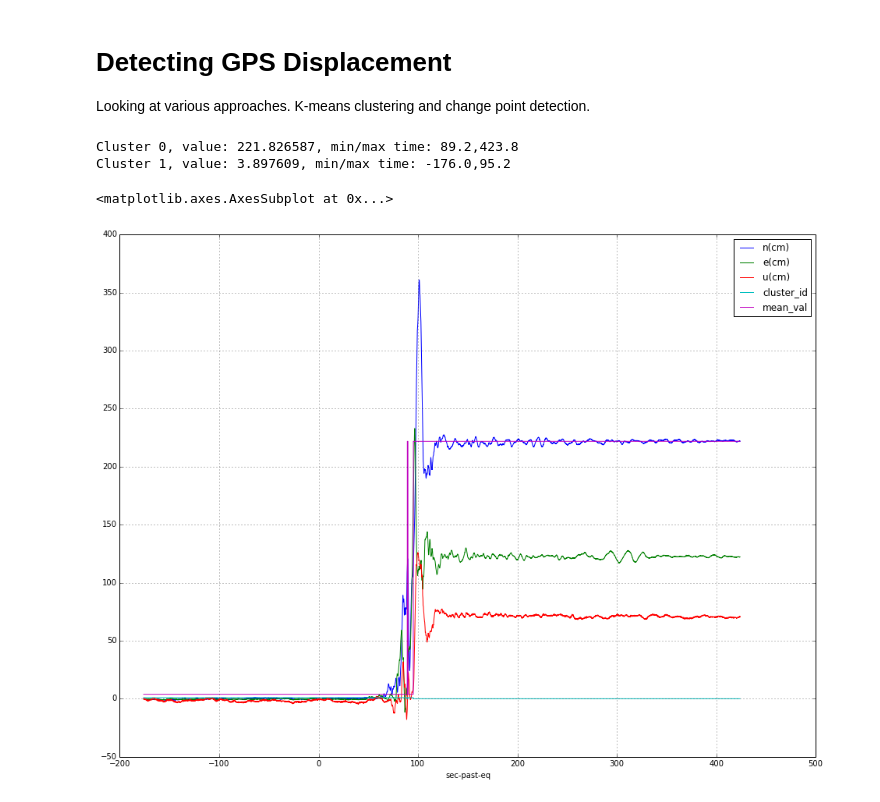
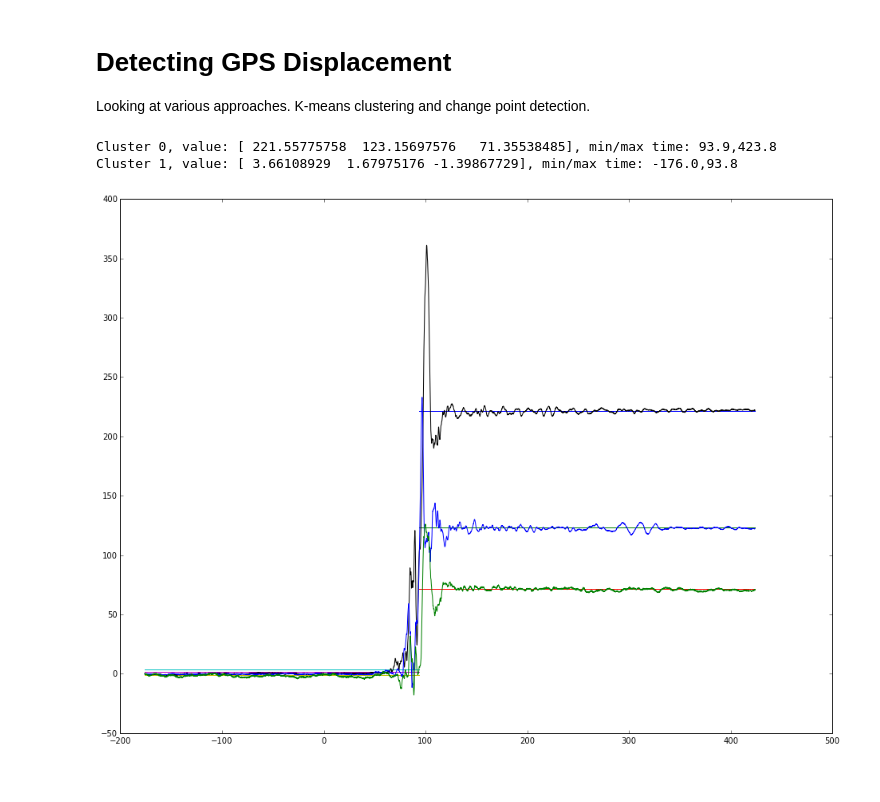
Before and after one commit to crleblanc/displacement_experiments, a Jupyter notebook: displacement.ipynb, the cells around one changed output. Cells and saved outputs as stored; diff of their text form; code cells hidden in the pictures.

Commit message:
Now clustering real data and plotting 3 components

```diff
--- a/displacement.ipynb
+++ b/displacement.ipynb
@@ -4,36 +4,39 @@ Looking at various approaches.  K-means clustering and change point detection.
 # %%
 import pandas as pd
 import numpy as np
 import matplotlib.pyplot as plt
 import matplotlib.pylab as pylab
 from sklearn.cluster import KMeans
 
 %matplotlib inline
 pylab.rcParams['figure.figsize'] = 16, 12
 
 cols = ['sec-past-eq', 'n(cm)', 'e(cm)', 'u(cm)']
 data = pd.read_csv("10hz-318.DHU.cmbl.LC.reformat", delim_whitespace=True, usecols=cols)
 data = data.set_index('sec-past-eq')
 
-# KMeans needs to know the number of clusters (eg: relatively stable periods), unfortunately
+#print data[['n(cm)', 'e(cm)', 'u(cm)']].values
+# KMeans needs to know the number of clusters (eg: relatively stable periods).  Usually 2 (eg: 1 quake) but not necessarily
 n = 2
-k_means = KMeans(n_clusters=n)
-clusters = k_means.fit_predict(data['n(cm)'].reshape(-1,1))
+km = KMeans(n_clusters=n)
+clusters = km.fit_predict(data[['n(cm)', 'e(cm)', 'u(cm)']].values)
 
 # add a new column for the cluster id
 data['cluster_id'] = pd.Series(clusters, index=data.index)
 
-data['mean_val'] = pd.Series(k_means.cluster_centers_[clusters].ravel(), index=data.index)
+# plot and get a list of min/max times of clusters so we can sort them by time
+for i, centers in enumerate(km.cluster_centers_):
 
-for i, cent in enumerate(k_means.cluster_centers_):
-    subset_index = data.index[data['cluster_id'] == i]
-    print "Cluster %d, value: %f, min/max time: %s,%s" % (i, cent, subset_index[0], subset_index[-1])
-    #plt.plot([xmin, xmax], [cent, cent])
+    component_cluster = data.index[data['cluster_id'] == i]
+    print "Cluster %d, value: %s, min/max time: %s,%s" % (i, centers, component_cluster[0], component_cluster[-1])
 
-#plt.plot(data['n(cm)'])
-data.plot()
+    # plot the center of the cluster for each component (x/y/z)
+    for yval in centers:
+        plt.plot([component_cluster[0], component_cluster[-1]], [yval, yval])
+
+plt.plot(data.index, data[['n(cm)', 'e(cm)', 'u(cm)']])
+plt.show()
 # %% [output]
-Cluster 0, value: 221.826587, min/max time: 89.2,423.8
-Cluster 1, value: 3.897609, min/max time: -176.0,95.2
+Cluster 0, value: [ 221.55775758  123.15697576   71.35538485], min/max time: 93.9,423.8
+Cluster 1, value: [ 3.66108929  1.67975176 -1.39867729], min/max time: -176.0,93.8
-<matplotlib.axes.AxesSubplot at 0x...>
-[figure, old version]
+[figure, new version]
```
Also changed, not shown: parts of 1 cell of this notebook.
